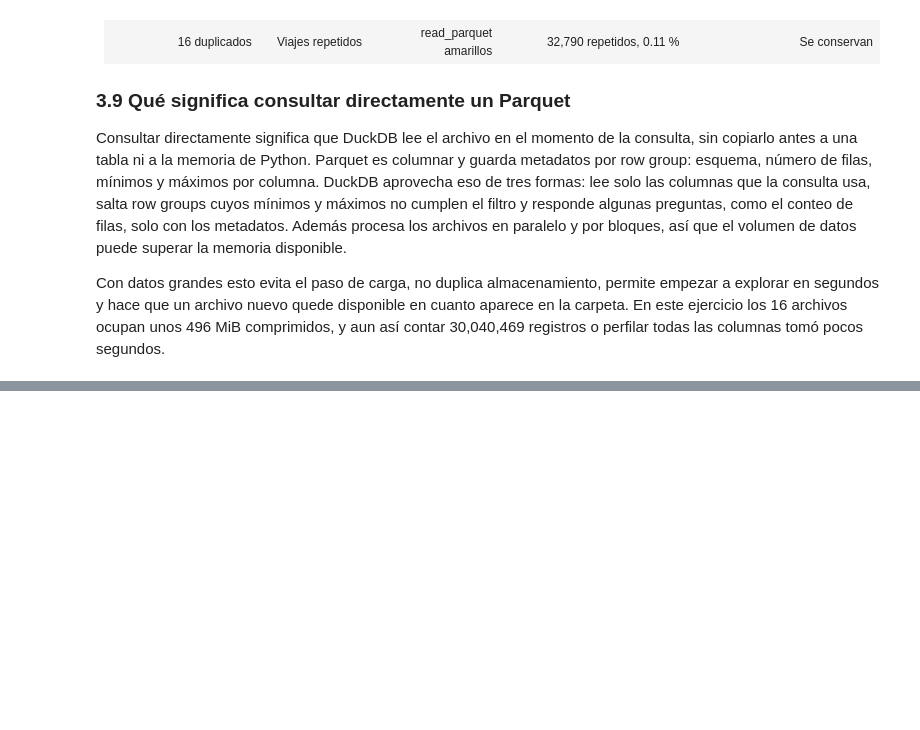
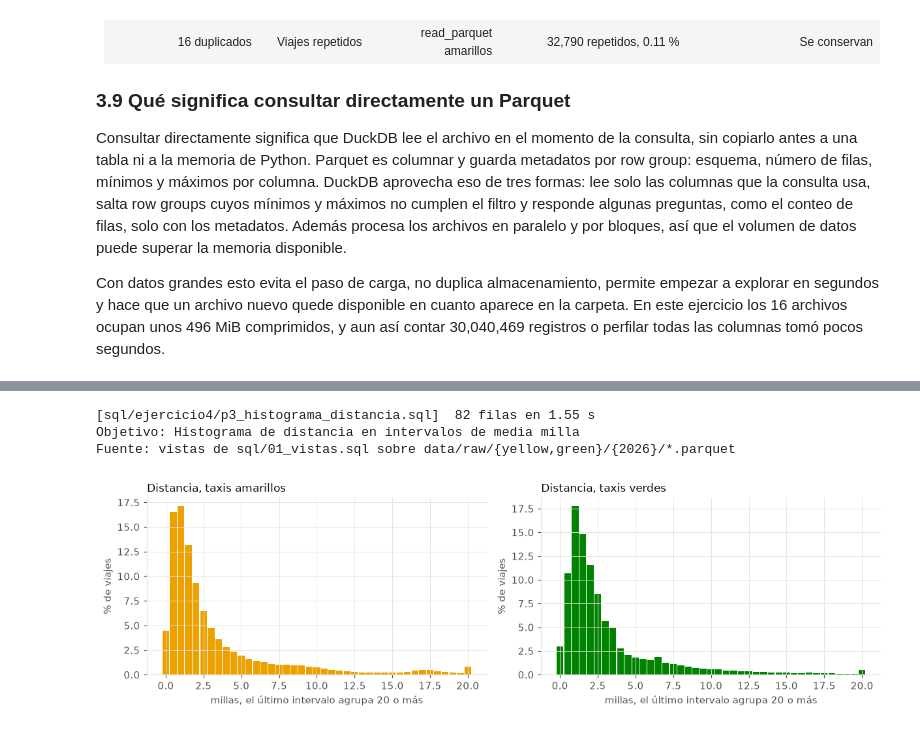
Before and after one commit to erickguerra2/duckdb, a Jupyter notebook: notebooks/Lab8_DuckDB.ipynb, the cells around one changed output, grey strips where cells are left out. Cells and saved outputs as stored; diff of their text form; code cells hidden in the pictures; blank space fills up the shorter version.

```diff
--- a/notebooks/Lab8_DuckDB.ipynb
+++ b/notebooks/Lab8_DuckDB.ipynb
@@ -694,0 +923,21 @@ Con datos grandes esto evita el paso de carga, no duplica almacenamiento, permit
+# %%
+hist = consulta("ejercicio4/p3_histograma_distancia", "Histograma de distancia en intervalos de media milla", """
+    SELECT taxi, least(floor(trip_distance * 2) / 2, 20) AS intervalo, count(*) AS viajes
+    FROM viajes_limpios
+    GROUP BY ALL
+    ORDER BY taxi, intervalo
+""", mostrar=False)
+fig, ejes = plt.subplots(1, 2, figsize=(11, 3.4))
+for eje, taxi in zip(ejes, ["yellow", "green"]):
+    d = hist[hist.taxi == taxi]
+    eje.bar(d.intervalo, d.viajes / d.viajes.sum() * 100, width=0.45, color=COLOR_TAXI[taxi])
+    eje.set_title(f"Distancia, taxis {'amarillos' if taxi == 'yellow' else 'verdes'}", loc="left")
+    eje.set_xlabel("millas, el último intervalo agrupa 20 o más")
+    eje.set_ylabel("% de viajes")
+fig.tight_layout()
+guardar(fig, "ej4_p3_histograma_distancia")
+# %% [output]
+[sql/ejercicio4/p3_histograma_distancia.sql]  82 filas en 1.55 s
+Objetivo: Histograma de distancia en intervalos de media milla
+Fuente: vistas de sql/01_vistas.sql sobre data/raw/{yellow,green}/{2026}/*.parquet
+[figure, added]
```
Also changed, not shown: parts of 27 cells of this notebook, 23 other files.
